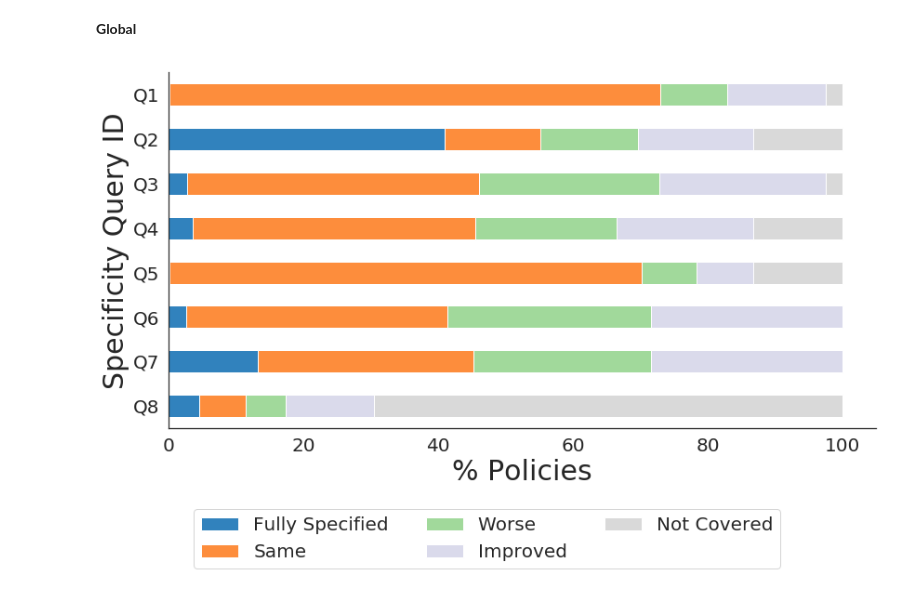
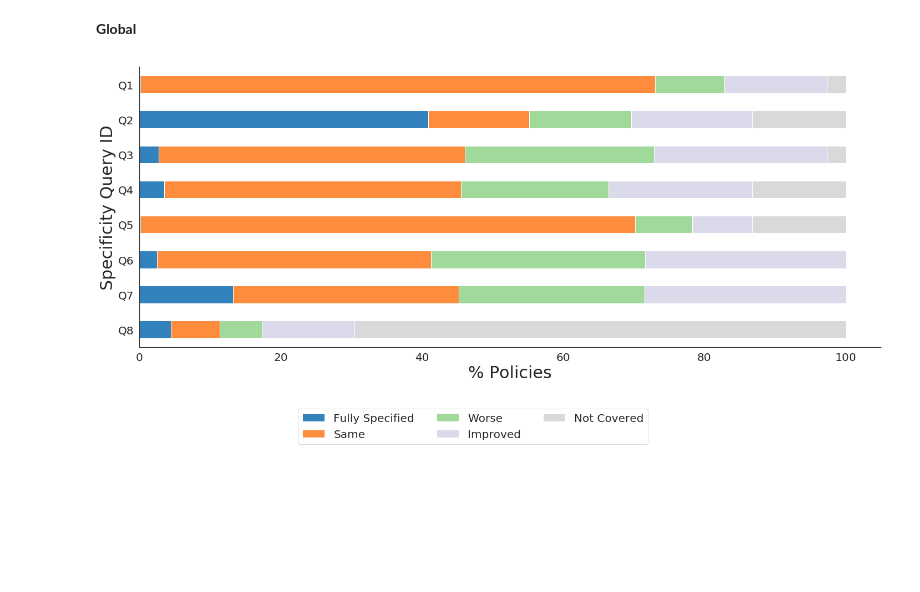
Before and after one commit to wi-pi/GDPR, a Jupyter notebook: GDPR_ANALYSIS_MAIN.ipynb, the cells around one changed output. Cells and saved outputs as stored; diff of their text form; code cells hidden in the pictures; blank space fills up the shorter version.

```diff
--- a/GDPR_ANALYSIS_MAIN.ipynb
+++ b/GDPR_ANALYSIS_MAIN.ipynb
@@ -588,6 +648,7 @@ ax.set_ylabel('Specificity Query ID',fontsize=30)
 ax.set_xlabel('% Policies',fontsize=30)
 legend_list = ['Fully Specified', 'Same', 'Worse', 'Improved', "Not Covered"]
 #filename = 'amb-queries_raw_Global.pdf'
+plt.rcParams["figure.figsize"] = [20,10]
 plt.legend(legend_list, loc='upper center', bbox_to_anchor=(0.45, -0.20), ncol=3,fontsize=20)
 plt.xticks(fontsize=20)
 plt.yticks(fontsize=20)
@@ -643,17 +704,18 @@ my_res_2 = my_res.reindex(index=my_res.index[::-1])
 # %%
 sns.set()
 sns.set_style("white")
 ax = my_res_2.plot(kind='barh', stacked=True, colormap='tab20c', sort_columns=True)
 ax.spines['top'].set_visible(False)
 ax.spines['right'].set_visible(False)
 ax.set_ylabel('Specificity Query ID',fontsize=30)
 ax.set_xlabel('% Policies',fontsize=30)
 legend_list = ['Fully Specified', 'Same', 'Worse', 'Improved', "Not Covered"]
 #filename = 'amb-queries_raw_Global.pdf'
+plt.rcParams["figure.figsize"] = [20,10]
 plt.legend(legend_list, loc='upper center', bbox_to_anchor=(0.45, -0.20), ncol=3,fontsize=20)
 plt.xticks(fontsize=20)
 plt.yticks(fontsize=20)
 plt.tight_layout()
 #plt.savefig(filename, dpi=400)
 # %% [output]
-[figure, old version]
+[figure, new version]
```
Also changed, not shown: parts of 13 cells of this notebook.
